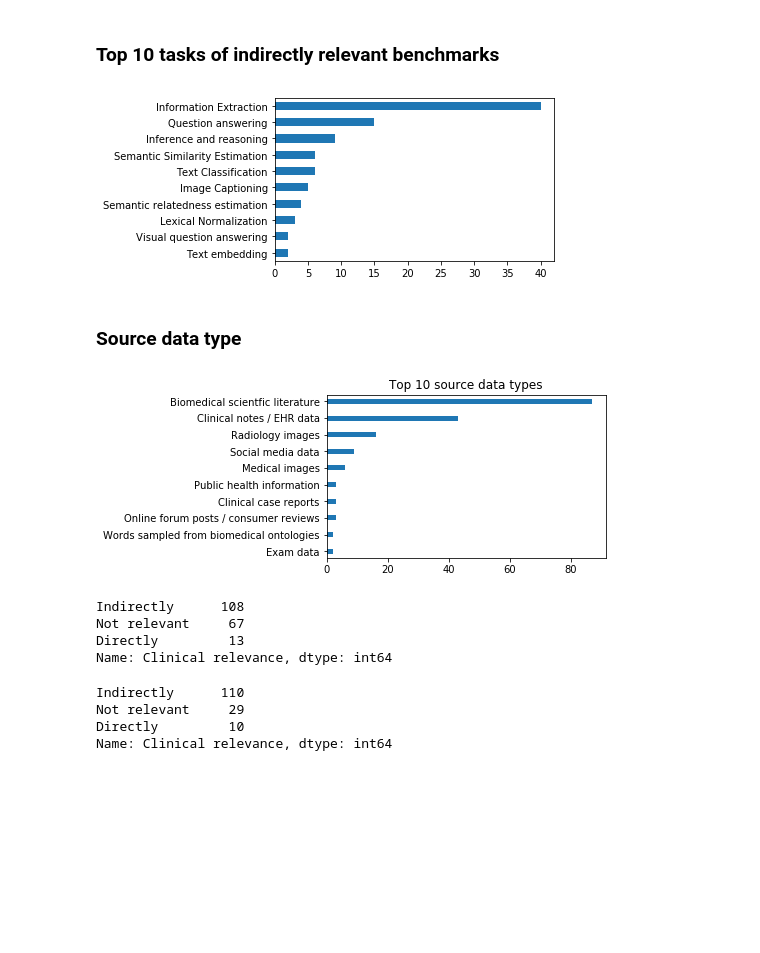
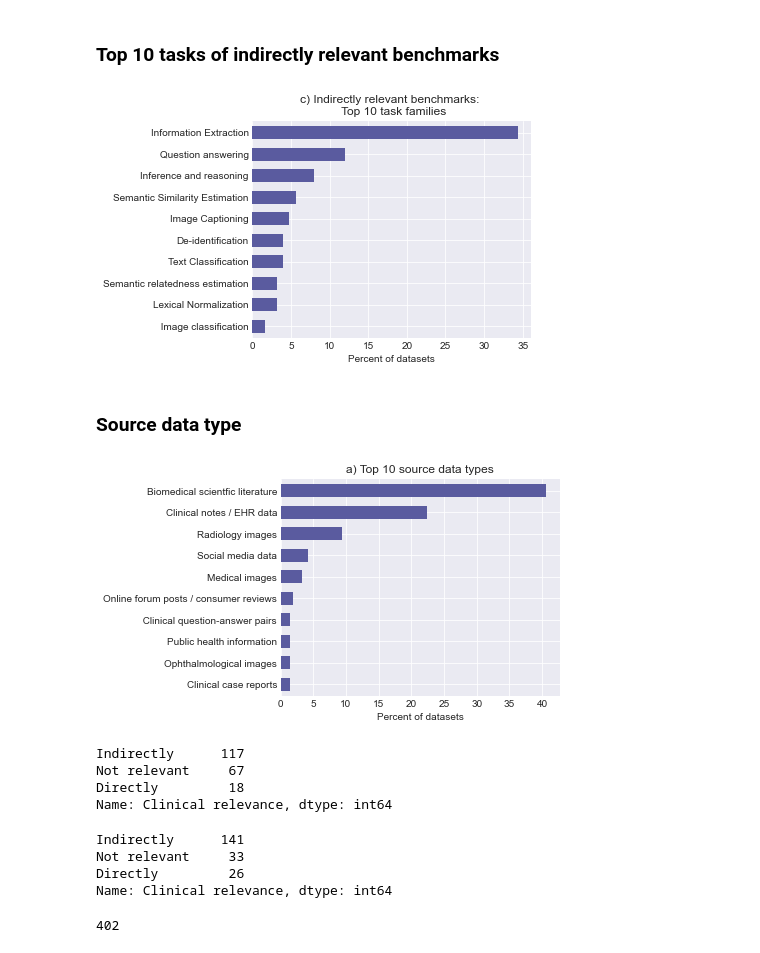
Before and after one commit to OpenBioLink/ITO, a Jupyter notebook: notebooks/clinical_benchmarks/clinically_relevant_benchmarks.ipynb, the cells around one changed output. Drawn from its saved outputs; the diff is of its cells as text; code cells hidden in the pictures; blank space fills up the shorter version.

```diff
--- a/notebooks/clinical_benchmarks/clinically_relevant_benchmarks.ipynb
+++ b/notebooks/clinical_benchmarks/clinically_relevant_benchmarks.ipynb
@@ -3,6 +3,10 @@
 # %%
 import pandas as pd
 import seaborn as sns
+import matplotlib as plt
+
+plt.style.use("https://github.com/dhaitz/matplotlib-stylesheets/raw/master/pacoty.mplstyle")
+plt.rcParams.update({'font.size': 13})
 %matplotlib inline
 # %%
 DATASETS = 'annotated-datasets.tsv'
@@ -29 +31,4 @@ nlp_datasets_df = datasets_df[(datasets_df['Relevant for QA/IR?'] == 'Directly')
+# %%
+# Filter out datasets not relevant to NLP
+datasets_df = datasets_df[datasets_df['Relevant for NLP?'] == 'Yes']
 # %%
@@ -34,7 +39,9 @@ Total number of datasets relevant for NLP: 337
 ### Only benchmarks (= publicly available and has evaluation criteria)
 # %%
 # Filter for evaluation criteria
-benchmarks_df = nlp_datasets_df[nlp_datasets_df['Has evaluation criteria?']!='No']
+benchmarks_df = datasets_df[datasets_df['Has evaluation criteria?']!='No']
 # Filter for availabiluity
+#benchmarks_df = benchmarks_df[benchmarks_df['Accessibility'] =='Public']
+benchmarks_df = benchmarks_df[benchmarks_df['Accessibility']!='Not available']
+benchmarks_df = benchmarks_df[benchmarks_df['Accessibility']!='Public (planned)']
 benchmarks_df = benchmarks_df[benchmarks_df['Accessibility']!='Unknown']
-benchmarks_df = benchmarks_df[benchmarks_df['Accessibility']!='Not available']
@@ -74,39 +89,50 @@ directly_relevant_df
 ### Top 10 tasks of indirectly relevant benchmarks
 # %%
 indirectly_relevant_df = benchmarks_df.loc[benchmarks_df['Clinical relevance'] == 'Indirectly']
-tasks_indirectly_relevant = indirectly_relevant_df['Mapped task'].value_counts().sort_values()[-10:].plot.barh(figsize=(5,3))
+indirectly_relevant_df = indirectly_relevant_df.assign(mapped_tasks=indirectly_relevant_df['Mapped task'].str.split(';')).explode('mapped_tasks')
 
+tasks_indirectly_relevant = (indirectly_relevant_df['mapped_tasks'].value_counts()/indirectly_relevant_df.shape[0]*100).sort_values()[-10:].plot.barh(figsize=(5,4), width=0.6, title='c) Indirectly relevant benchmarks: \n Top 10 task families')
+tasks_indirectly_relevant.set_xlabel('Percent of datasets')
 tasks_indirectly_relevant.figure.savefig('tasks_indirectly_relevant.png', bbox_inches='tight', dpi=300)
 # %% [output]
-[figure, old version]
+[figure, new version]
 # %% [markdown]
 ### Source data type
 # %%
-benchmarks_df['Data basis'] = benchmarks_df['Data basis'].str.split(';', expand=True)
-df = pd.get_dummies(benchmarks_df['Data basis']).sum()
+data_source_df = benchmarks_df.assign(data_basis=benchmarks_df['Data basis'].str.split(';')).explode('data_basis')
 
-df = df.sort_values()[-10:]
-source_data_types_plot = df.plot.barh(width=0.3, figsize=(5,3), title='Top 10 source data types')
+df = pd.get_dummies(data_source_df['data_basis']).sum()
+
+df = df.sort_values()[-10:]/data_source_df.shape[0]*100
+source_data_types_plot = df.plot.barh(width=0.6, figsize=(5,4), title='a) Top 10 source data types')
+source_data_types_plot.set_xlabel('Percent of datasets')
 source_data_types_plot.figure.savefig('source_data_types_plot.jpg', bbox_inches='tight', dpi=300)
 # %% [output]
-[figure, old version]
+[figure, new version]
 # %%
 datasets_df['Clinical relevance'].value_counts()
+benchmarks_df = benchmarks_df.loc[benchmarks_df['Clinical relevance'] != 'Not applicable']
 benchmarks_df['Clinical relevance'].value_counts()
 # %% [output]
-Indirectly      108
+Indirectly      117
 Not relevant     67
-Directly         13
+Directly         18
 Name: Clinical relevance, dtype: int64
 # %%
 # Non-benchmarks
-non_benchmarks_df = nlp_datasets_df.loc[(datasets_df['Has evaluation criteria?']=='No') |
+non_benchmarks_df = datasets_df.loc[(datasets_df['Has evaluation criteria?']=='No') |
                        (datasets_df['Accessibility']=='Unknown') |
                         (datasets_df['Accessibility']=='Not available')]
+non_benchmarks_df = non_benchmarks_df.loc[non_benchmarks_df['Clinical relevance'] != 'Not applicable']
 non_benchmarks_df['Clinical relevance'].value_counts()
 # %% [output]
-Indirectly      110
-Not relevant     29
-Directly         10
+Indirectly      141
+Not relevant     33
+Directly         26
 Name: Clinical relevance, dtype: int64
+# %%
+tot = benchmarks_df['Clinical relevance'].value_counts().sum() + non_benchmarks_df['Clinical relevance'].value_counts().sum()
+tot
+# %% [output]
+402
 # %%
```
Also changed, not shown: parts of 11 cells of this notebook, 9 other files.
